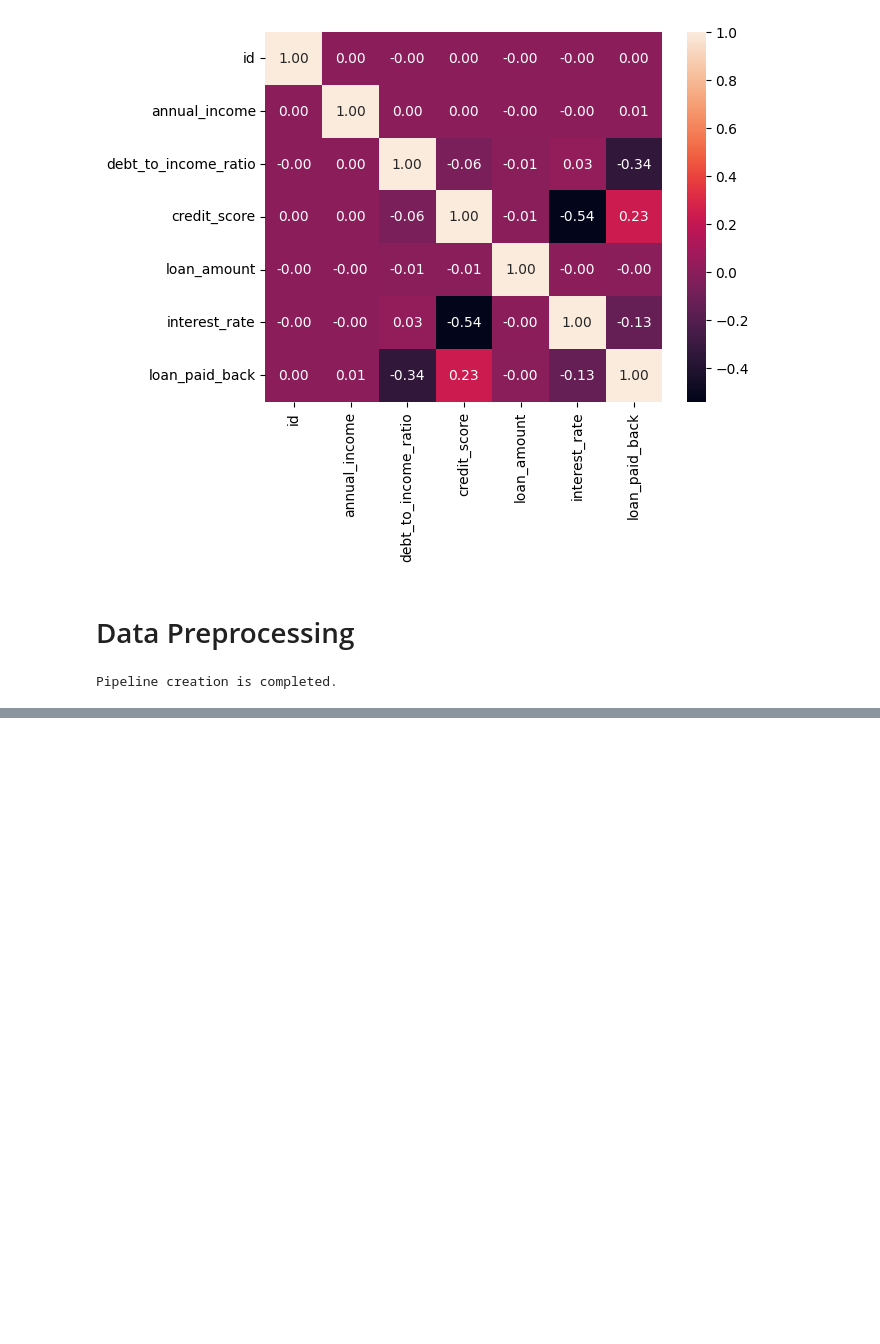
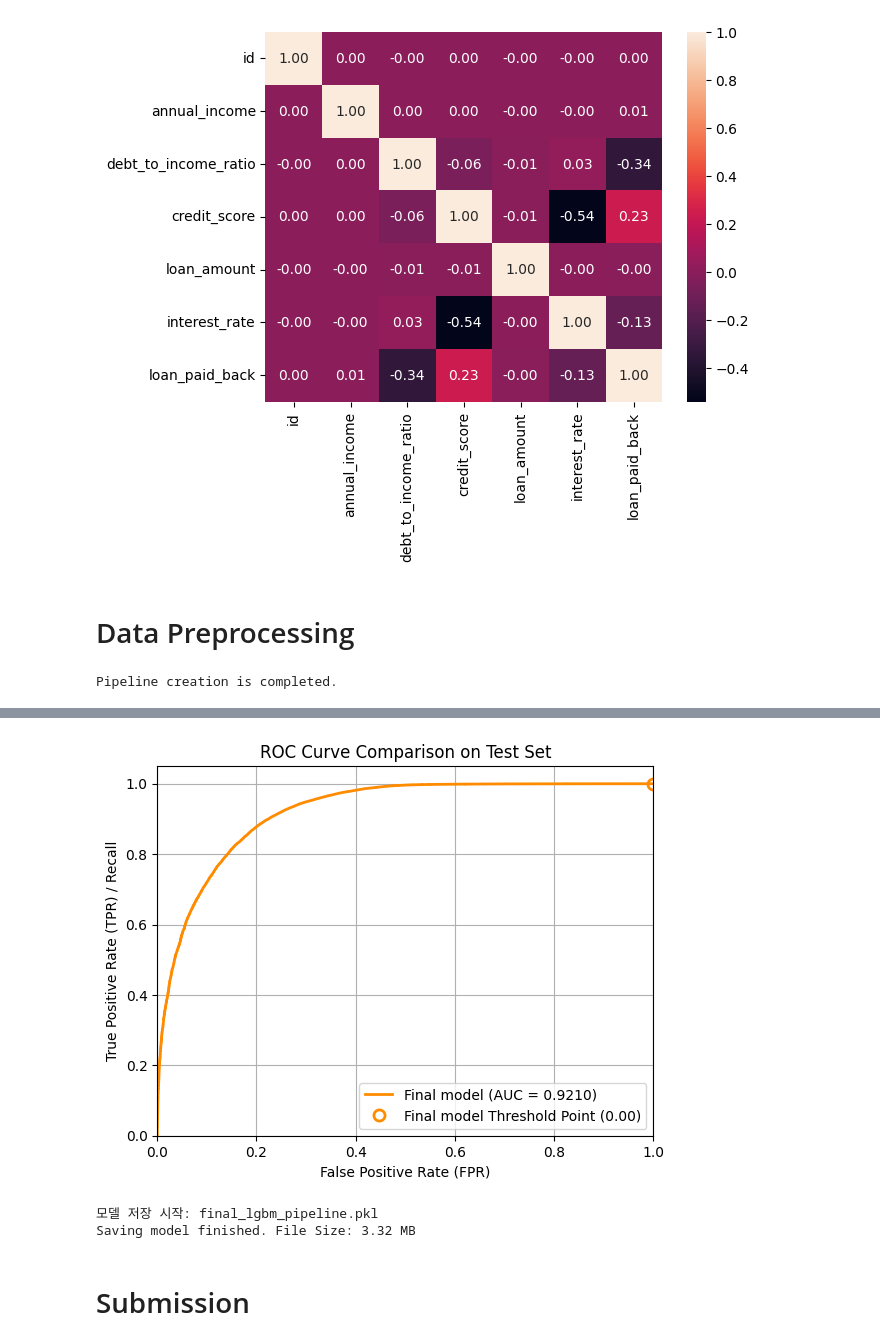
Before and after one commit to 192cm/Kaggle-Predicting_Loan_Payback, a Jupyter notebook: prediction_loan_payback.ipynb, the cells around one changed output, grey strips where cells are left out. Saved outputs shown, nothing was run; the diff lists cells and outputs as text; code cells hidden in the pictures; blank space fills up the shorter version.

Commit message:
Submission Success

```diff
--- a/prediction_loan_payback.ipynb
+++ b/prediction_loan_payback.ipynb
@@ -158,11 +161,14 @@ X = X.drop("id", axis=1)
 
 train_X, test_X, train_y, test_y = train_test_split(X, y, test_size=0.2, random_state=42, stratify = y)
 # %%
-from sklearn.compose import make_column_selector, make_column_transformer, ColumnTransformer
+from sklearn.compose import make_column_selector, ColumnTransformer
 from sklearn.preprocessing import FunctionTransformer
 from sklearn.preprocessing import OneHotEncoder, StandardScaler
 from sklearn.pipeline import Pipeline, make_pipeline
 from sklearn.impute import SimpleImputer
+
+
+# Preprocessing pipelines for both numeric and categorical data.
 
 num_pipeline = make_pipeline(
     SimpleImputer(strategy="median"),
@@ -174,9 +180,12 @@ cat_pipeline = make_pipeline(
     OneHotEncoder(handle_unknown="ignore"),
 )
 
+def get_custom_feature_names(transformer, input_features):
+    return input_features
+
 log_pipeline = make_pipeline(
     SimpleImputer(strategy="median"),
-    FunctionTransformer(np.log1p, validate=True),
+    FunctionTransformer(np.log1p, validate=True, feature_names_out=get_custom_feature_names),
     StandardScaler(),
 )
 
@@ -323,0 +338,5 @@ plt.show()
+# %%
+# Get the best model from grid search
+
+final_model = grid_search.best_estimator_
+print("Best parameters found: ", grid_search.best_params_)
@@ -323,0 +375,57 @@ plt.show()
+# %%
+from sklearn.metrics import roc_curve, auc
+
+# ROC Curve comparison on the test set
+
+models = {
+    'Final model': final_model
+}
+
+colors = ['darkorange']
+
+for (name, model), color in zip(models.items(), colors):
+
+    y_proba = model.predict_proba(test_X)[:, 1]
+    fpr, tpr, thresholds = roc_curve(test_y, y_proba)
+    roc_auc = auc(fpr, tpr)
+
+    plt.plot(fpr, tpr,
+             color=color,
+             lw=2,
+             label=f'{name} (AUC = {roc_auc:.4f})')
+
+    close_zero = np.argmin(np.abs(thresholds))
+    plt.plot(fpr[close_zero], tpr[close_zero], 'o', markersize=8,
+             label=f'{name} Threshold Point ({thresholds[close_zero]:.2f})',
+             fillstyle="none",
+             c=color,
+             mew=2,
+             linestyle='None')
+
+
+plt.xlim([0.0, 1.0])
+plt.ylim([0.0, 1.05])
+plt.xlabel('False Positive Rate (FPR)')
+plt.ylabel('True Positive Rate (TPR) / Recall')
+plt.title('ROC Curve Comparison on Test Set')
+plt.legend(loc="lower right")
+plt.grid(True)
+plt.show()
+# %% [output]
+[figure, added]
+# %%
+import joblib
+import os
+
+# Serialization
+
+MODEL_SAVE_PATH = 'final_lgbm_pipeline.pkl'
+
+print(f"모델 저장 시작: {MODEL_SAVE_PATH}")
+joblib.dump(final_model, MODEL_SAVE_PATH)
+print(f"Saving model finished. File Size: {os.path.getsize(MODEL_SAVE_PATH) / (1024*1024):.2f} MB")
+# %% [output]
+모델 저장 시작: final_lgbm_pipeline.pkl
+Saving model finished. File Size: 3.32 MB
+# %% [markdown]
+# Submission
```
Also changed, not shown: parts of 15 cells of this notebook, 1 other file.
